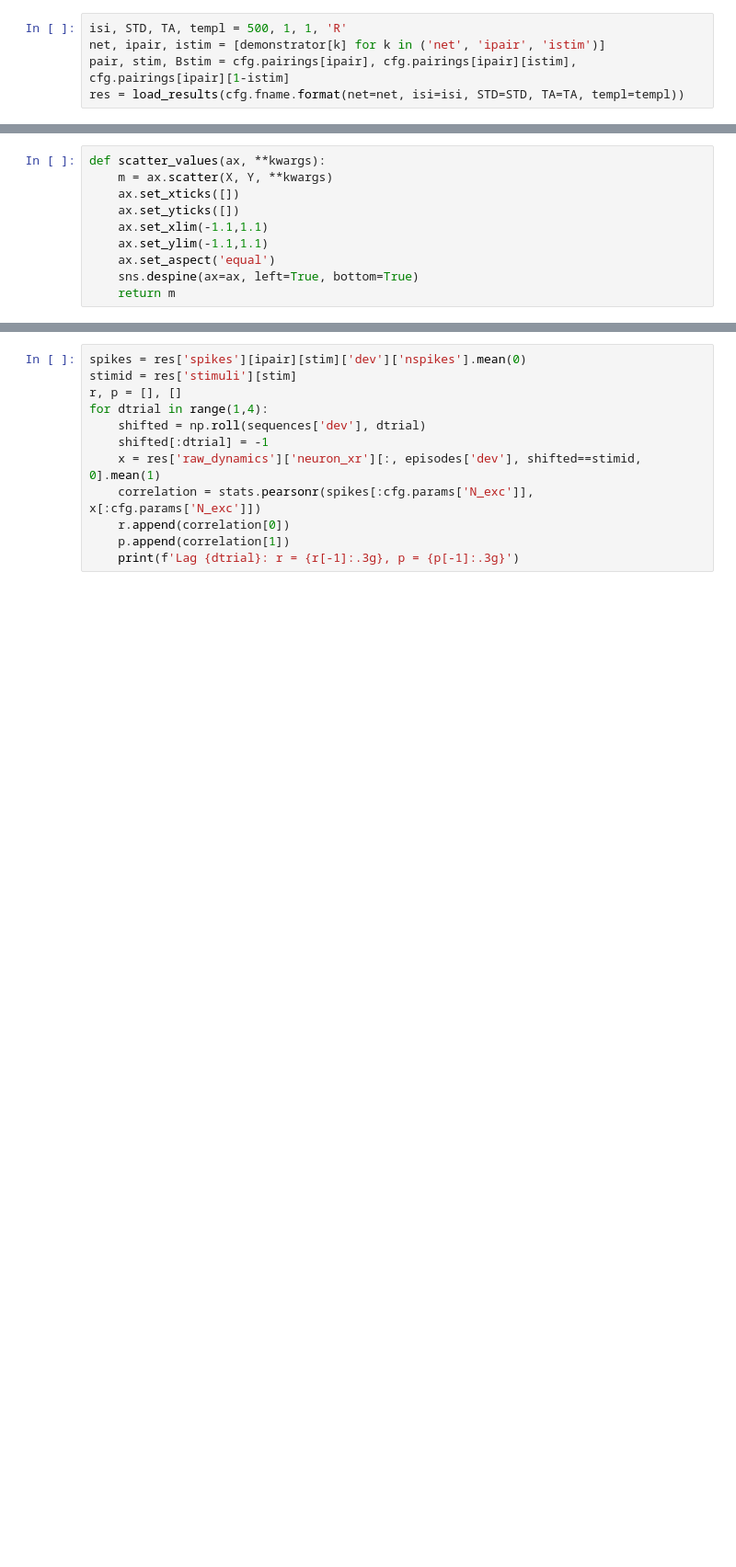
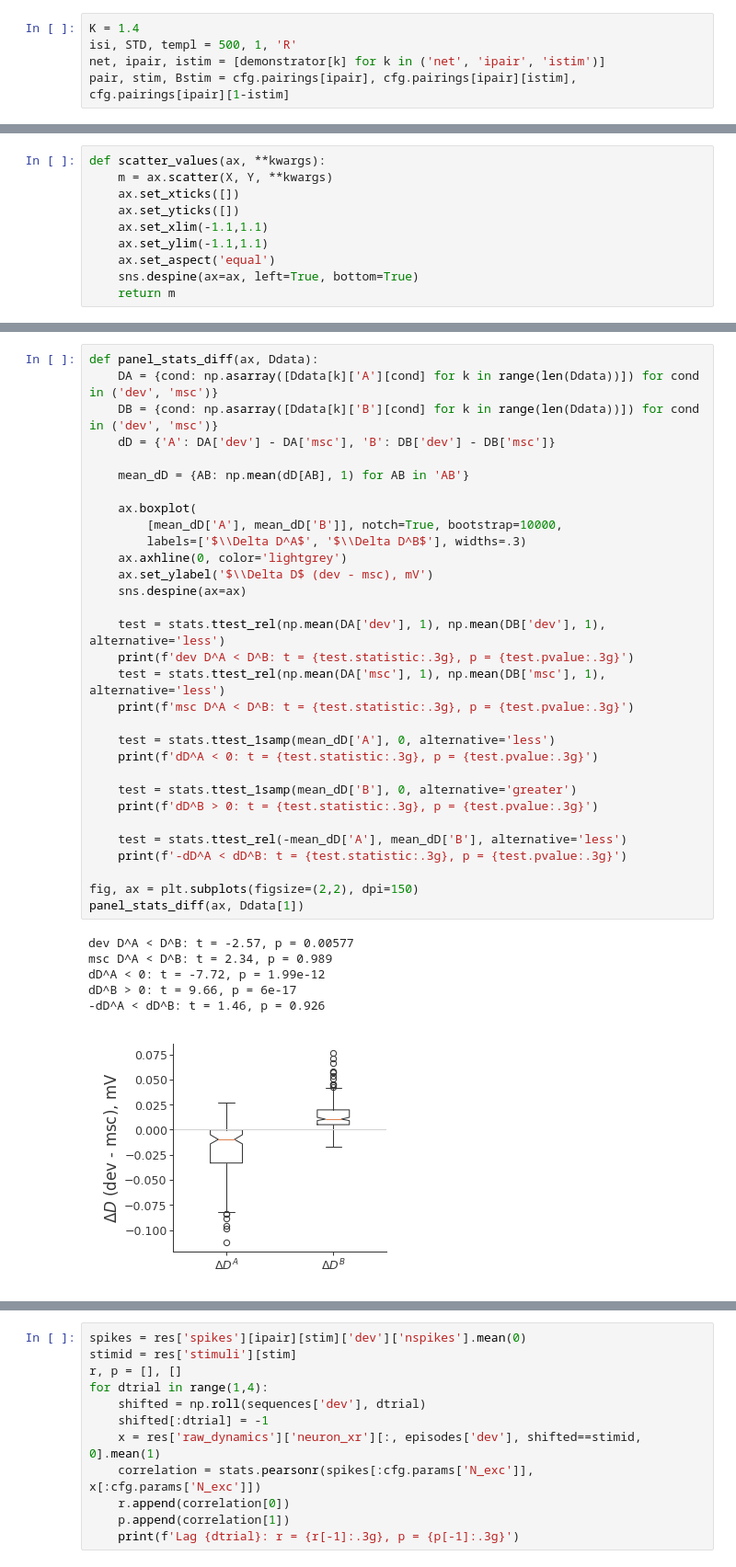
Before and after one commit to kernfel/plasticity-synergy-deviance-detection-history, a Jupyter notebook: Fig8-minimal.ipynb, the cells around one changed output, grey strips where cells are left out. Shown at 92% size. Cells and saved outputs as stored; diff of their text form; blank space fills up the shorter version.

```diff
--- a/Fig8-minimal.ipynb
+++ b/Fig8-minimal.ipynb
@@ -16,7 +16,7 @@ from demonstrator import demonstrator
 
 import styling
 # %%
-isi, STD, TA, templ = 500, 1, 1, 'R'
+K = 1.4
+isi, STD, templ = 500, 1, 'R'
 net, ipair, istim = [demonstrator[k] for k in ('net', 'ipair', 'istim')]
 pair, stim, Bstim = cfg.pairings[ipair], cfg.pairings[ipair][istim], cfg.pairings[ipair][1-istim]
-res = load_results(cfg.fname.format(net=net, isi=isi, STD=STD, TA=TA, templ=templ))
@@ -160 +117,39 @@ added dTA < dD^A: t = 1.06, p = 0.854
+# %%
+def panel_stats_diff(ax, Ddata):
+    DA = {cond: np.asarray([Ddata[k]['A'][cond] for k in range(len(Ddata))]) for cond in ('dev', 'msc')}
+    DB = {cond: np.asarray([Ddata[k]['B'][cond] for k in range(len(Ddata))]) for cond in ('dev', 'msc')}
+    dD = {'A': DA['dev'] - DA['msc'], 'B': DB['dev'] - DB['msc']}
+
+    mean_dD = {AB: np.mean(dD[AB], 1) for AB in 'AB'}
+
+    ax.boxplot(
+        [mean_dD['A'], mean_dD['B']], notch=True, bootstrap=10000,
+        labels=['$\\Delta D^A$', '$\\Delta D^B$'], widths=.3)
+    ax.axhline(0, color='lightgrey')
+    ax.set_ylabel('$\\Delta D$ (dev - msc), mV')
+    sns.despine(ax=ax)
+
+    test = stats.ttest_rel(np.mean(DA['dev'], 1), np.mean(DB['dev'], 1), alternative='less')
+    print(f'dev D^A < D^B: t = {test.statistic:.3g}, p = {test.pvalue:.3g}')
+    test = stats.ttest_rel(np.mean(DA['msc'], 1), np.mean(DB['msc'], 1), alternative='less')
+    print(f'msc D^A < D^B: t = {test.statistic:.3g}, p = {test.pvalue:.3g}')
+
+    test = stats.ttest_1samp(mean_dD['A'], 0, alternative='less')
+    print(f'dD^A < 0: t = {test.statistic:.3g}, p = {test.pvalue:.3g}')
+
+    test = stats.ttest_1samp(mean_dD['B'], 0, alternative='greater')
+    print(f'dD^B > 0: t = {test.statistic:.3g}, p = {test.pvalue:.3g}')
+
+    test = stats.ttest_rel(-mean_dD['A'], mean_dD['B'], alternative='less')
+    print(f'-dD^A < dD^B: t = {test.statistic:.3g}, p = {test.pvalue:.3g}')
+
+fig, ax = plt.subplots(figsize=(2,2), dpi=150)
+panel_stats_diff(ax, Ddata[1])
+# %% [output]
+dev D^A < D^B: t = -2.57, p = 0.00577
+msc D^A < D^B: t = 2.34, p = 0.989
+dD^A < 0: t = -7.72, p = 1.99e-12
+dD^B > 0: t = 9.66, p = 6e-17
+-dD^A < dD^B: t = 1.46, p = 0.926
+[figure, added]
 # %%
```
Also changed, not shown: parts of 13 cells of this notebook.
